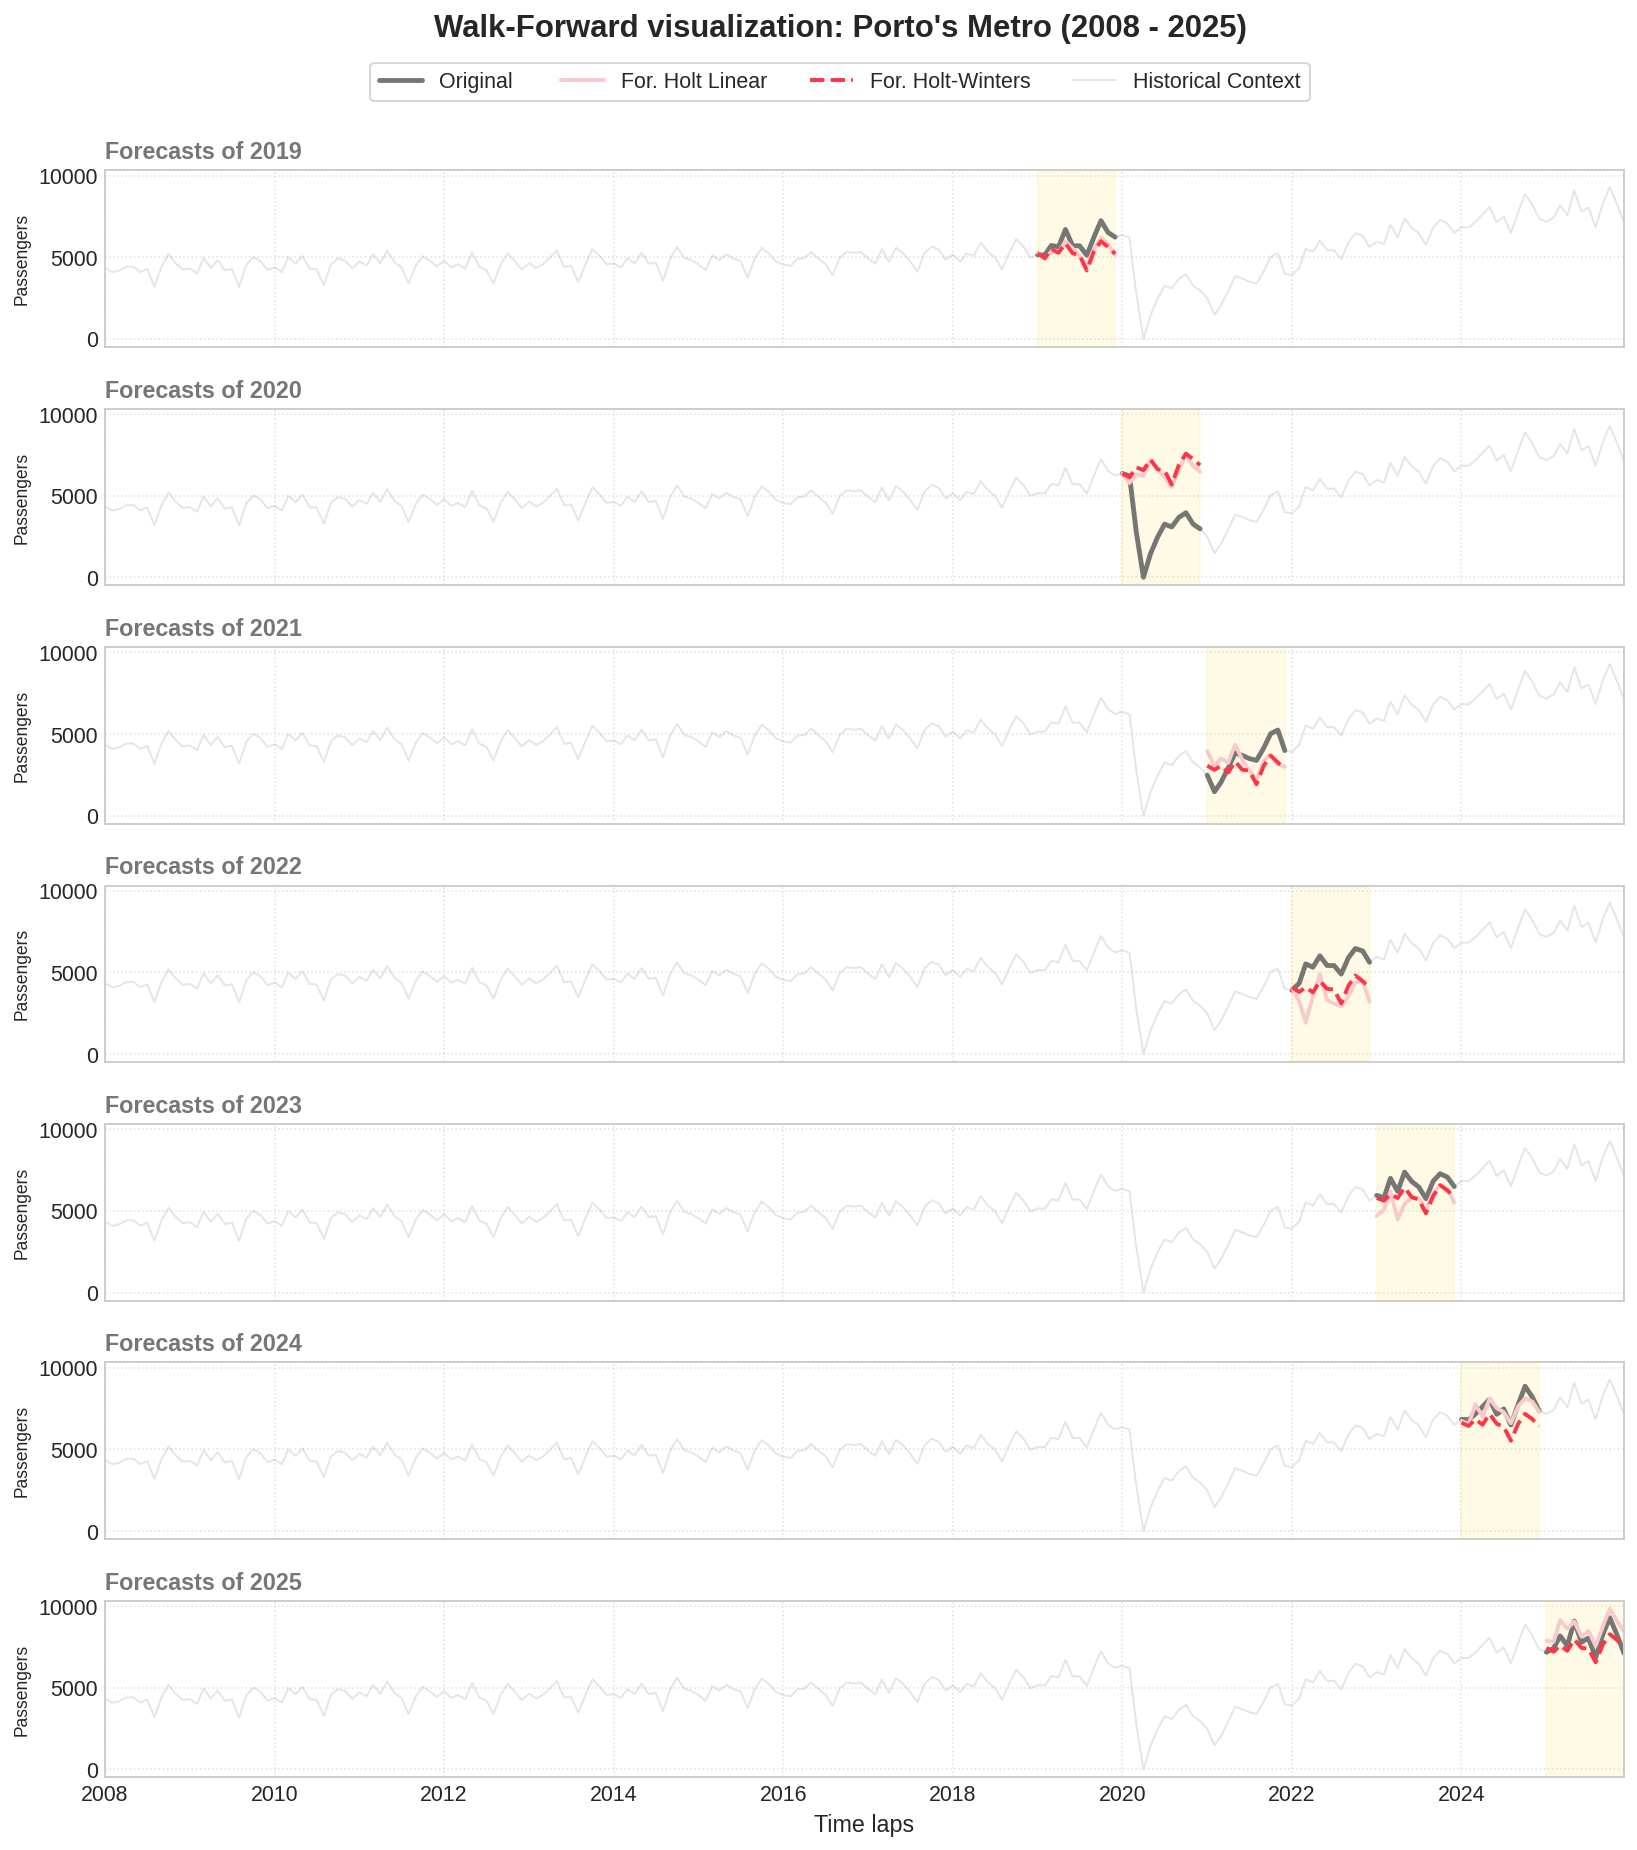
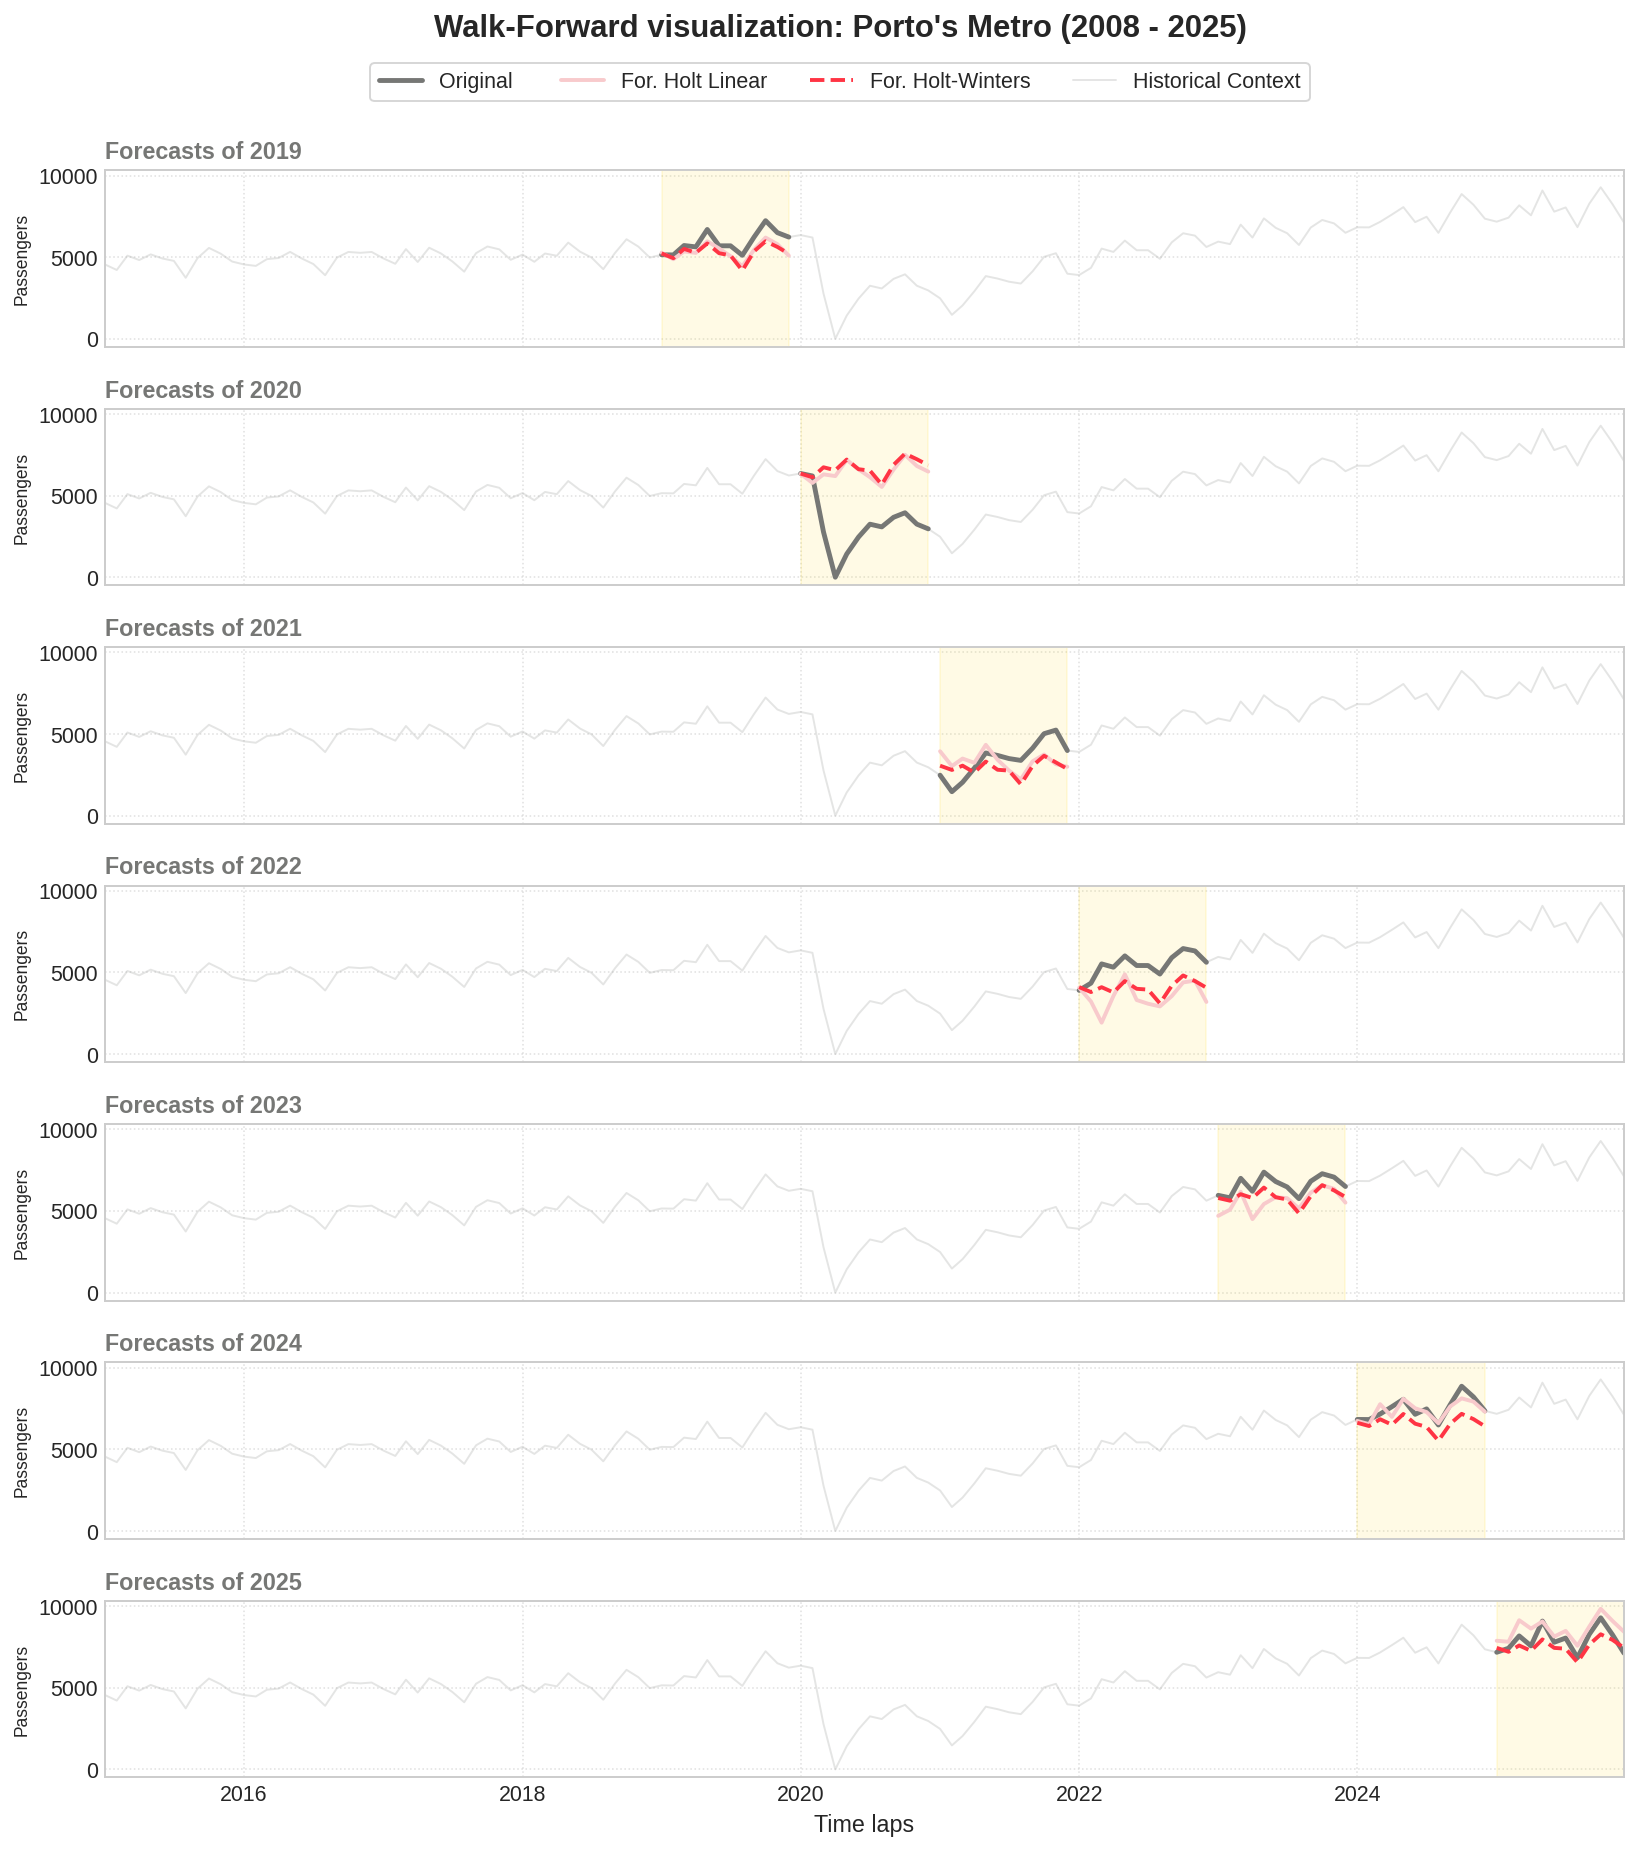
Unified diff of the notebook cell whose output changed from the first chart to the second:
--- before
+++ after
@@ -1,5 +1,5 @@
 # Configurar o estilo visual
 plt.style.use('seaborn-v0_8-whitegrid')
-
+vis_window = '2015-01-01'
 # Lista de anos que previmos
 anos = df_previsoes_futuras['Forecast_Year'].unique()
@@ -23,5 +23,5 @@
     
     # 1. Dados de Contexto Geral (Toda a Série em Cinza)
-    ax.plot(raw.loc[inicio_treino:].index, raw['Nr'].loc[inicio_treino:], color=color_raw, alpha=0.3, linewidth=1, label='Historical Context')
+    ax.plot(raw.loc[vis_window:].index, raw['Nr'].loc[vis_window:], color=color_raw, alpha=0.3, linewidth=1, label='Historical Context')
     
     # 2. Dados Reais e Previsões do Ano Específico (Filtro)
@@ -47,5 +47,5 @@
     
     # Formatação do eixo X (Datas) apenas no último gráfico
-    ax.set_xlim(raw.loc[inicio_treino:].index.min(), raw.loc[inicio_treino:].index.max())
+    ax.set_xlim(raw.loc[vis_window:].index.min(), raw.loc[vis_window:].index.max())
 
 

Commit: alterado a função analisar_e_gravar_decomposicao para para obter sazonalidade dinamica com STL (LOESS) corrigido STL Seasonal and Trend decomposition LOESS para corrigir valor do CV